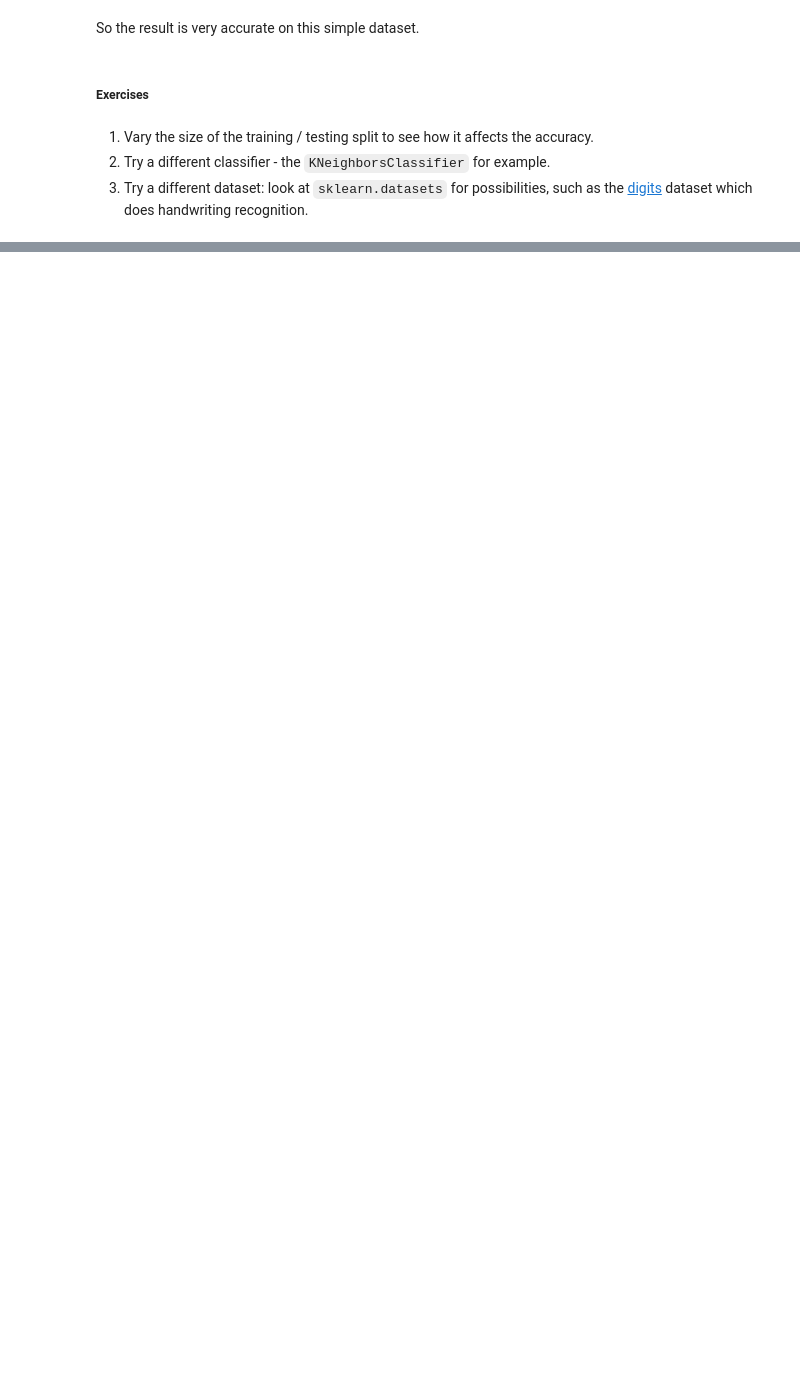
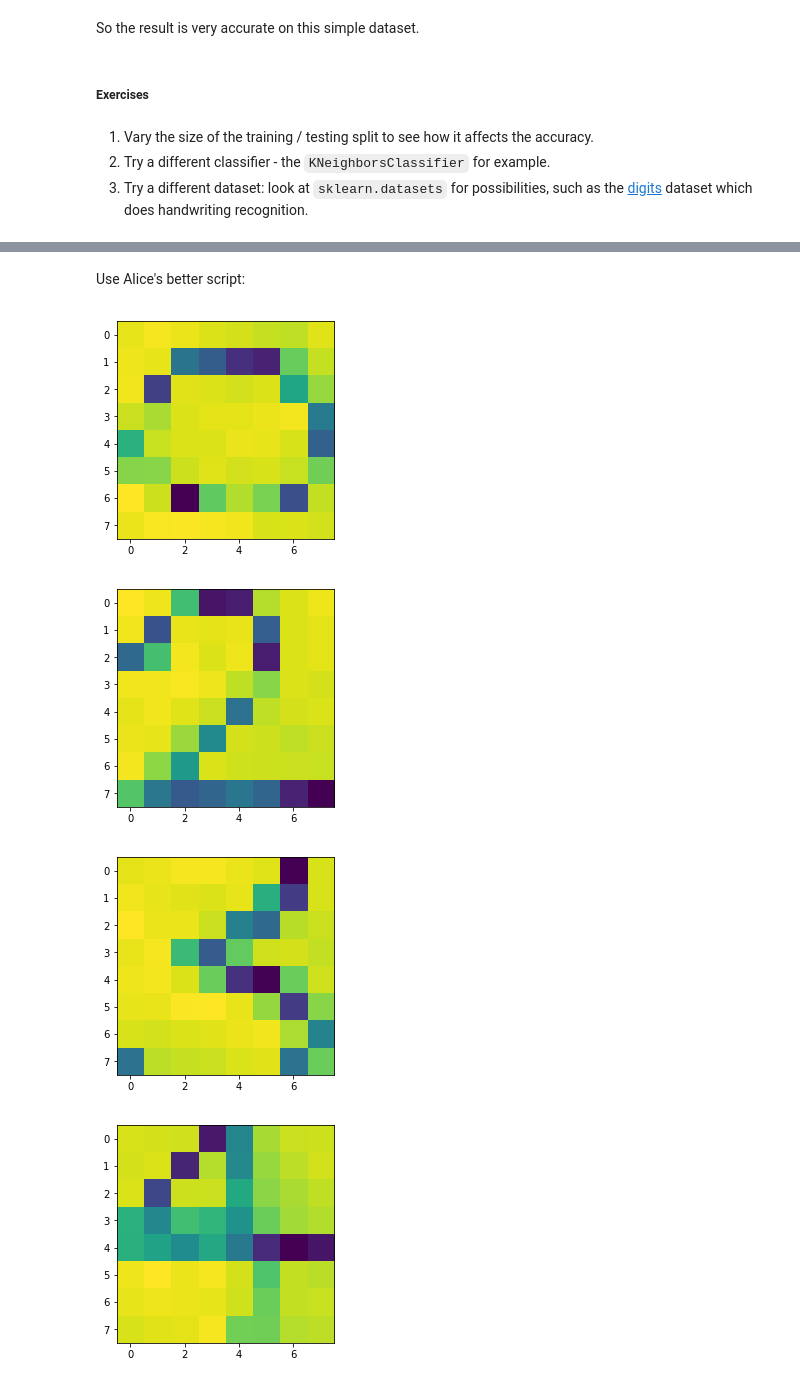
Before and after one commit to IanHawke/msc-or-python, a Jupyter notebook: examples.ipynb, the cells around one changed output, grey strips where cells are left out. Drawn from its saved outputs; the diff is of its cells as text; code cells hidden in the pictures; blank space fills up the shorter version.

Commit message:
Using Alice's function: still get silly results

```diff
--- a/examples.ipynb
+++ b/examples.ipynb
@@ -757,0 +895,26 @@ classifier.predict(data)
+# %% [markdown]
+Use Alice's better script:
+# %%
+from process_photo import process_photo
+files = ['image0.png',
+         'image2.png',
+         'image3.png',
+         'image4.png',
+         'image5.png',
+         'image6.png',
+         'image7.png',
+         'image8.png',
+         'image9.png']
+all_images = []
+for f in files:
+    all_images.append(process_photo(f))
+data = []
+for im in all_images:
+    pyplot.figure()
+    pyplot.imshow(im)
+    data.append(im.flatten())
+# %% [output]
+[figure, added]
+[figure, added]
+[figure, added]
+[figure, added]
```
Also changed, not shown: parts of 38 cells of this notebook.
